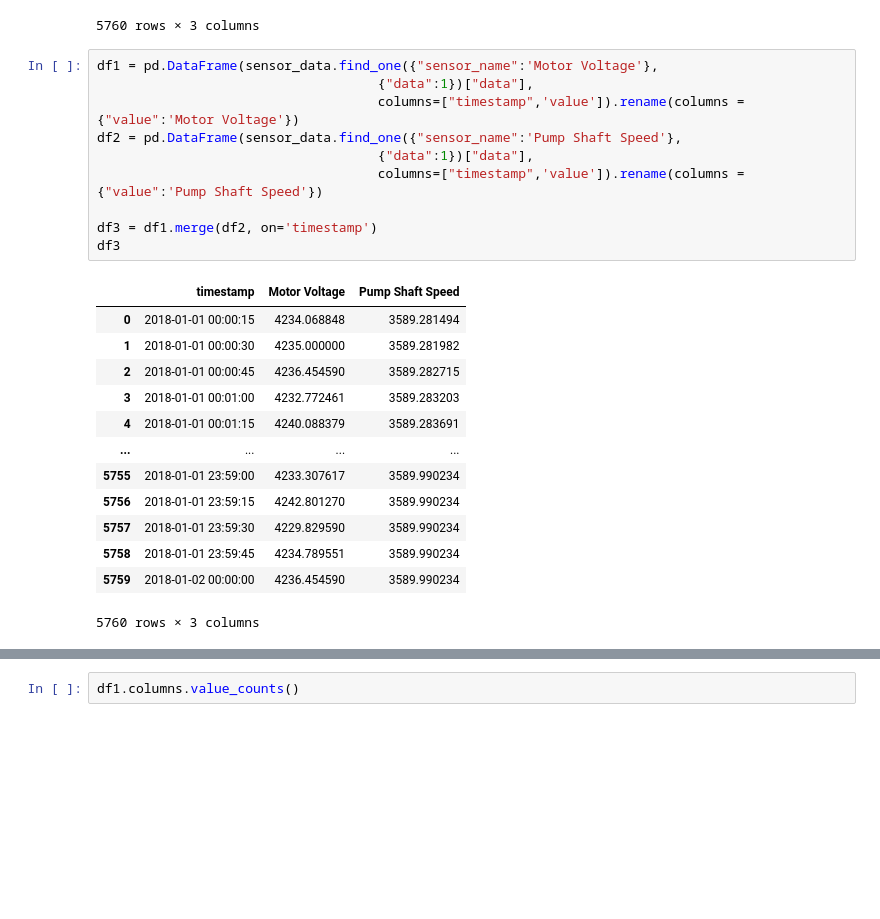
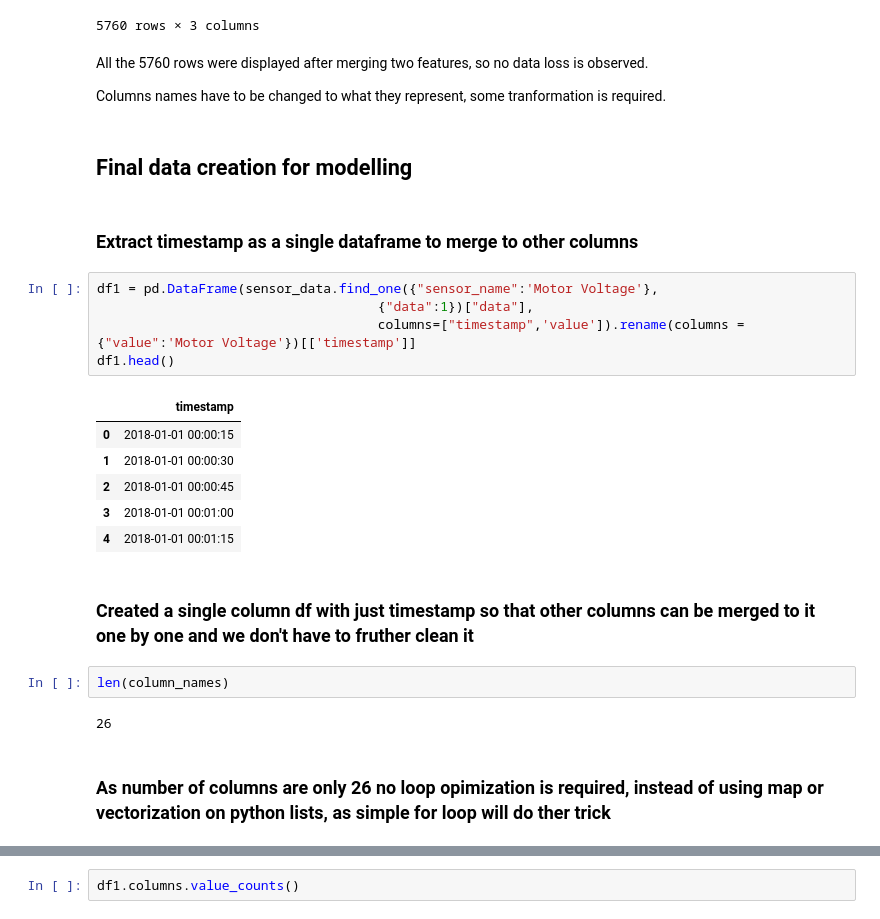
Before and after one commit to sonalS2210/mechademy-hiring-challenge, a Jupyter notebook: data_extraction.ipynb, the cells around one changed output, grey strips where cells are left out. Cells and saved outputs as stored; diff of their text form; blank space fills up the shorter version.

Commit message:
Add merging of different sensor data

```diff
--- a/data_extraction.ipynb
+++ b/data_extraction.ipynb
@@ -91,30 +70,34 @@ pd.DataFrame(sensor_data.find_one({"sensor_name":'Motor Voltage'},
 | 5758 | 2018-01-01 23:59:45 | 4234.789551 | 3589.990234 |
 | 5759 | 2018-01-02 00:00:00 | 4236.454590 | 3589.990234 |
 5760 rows × 3 columns
+# %% [markdown]
+All the 5760 rows were displayed after merging two features, so no data loss is observed.
+
+Columns names have to be changed to what they represent, some tranformation is required.
+# %% [markdown]
+## Final data creation for modelling
+# %% [markdown]
+### Extract timestamp as a single dataframe to merge to other columns
 # %%
 df1 = pd.DataFrame(sensor_data.find_one({"sensor_name":'Motor Voltage'},
                                     {"data":1})["data"],
-                                    columns=["timestamp",'value']).rename(columns ={"value":'Motor Voltage'})
-df2 = pd.DataFrame(sensor_data.find_one({"sensor_name":'Pump Shaft Speed'},
-                                    {"data":1})["data"],
-                                    columns=["timestamp",'value']).rename(columns ={"value":'Pump Shaft Speed'})
-
-df3 = df1.merge(df2, on='timestamp')
-df3
+                                    columns=["timestamp",'value']).rename(columns ={"value":'Motor Voltage'})[['timestamp']]
+df1.head()
 # %% [output]
-|  | timestamp | Motor Voltage | Pump Shaft Speed |
-| 0 | 2018-01-01 00:00:15 | 4234.068848 | 3589.281494 |
-| 1 | 2018-01-01 00:00:30 | 4235.000000 | 3589.281982 |
-| 2 | 2018-01-01 00:00:45 | 4236.454590 | 3589.282715 |
-| 3 | 2018-01-01 00:01:00 | 4232.772461 | 3589.283203 |
-| 4 | 2018-01-01 00:01:15 | 4240.088379 | 3589.283691 |
-| ... | ... | ... | ... |
-| 5755 | 2018-01-01 23:59:00 | 4233.307617 | 3589.990234 |
-| 5756 | 2018-01-01 23:59:15 | 4242.801270 | 3589.990234 |
-| 5757 | 2018-01-01 23:59:30 | 4229.829590 | 3589.990234 |
-| 5758 | 2018-01-01 23:59:45 | 4234.789551 | 3589.990234 |
-| 5759 | 2018-01-02 00:00:00 | 4236.454590 | 3589.990234 |
+|  | timestamp |
+| 0 | 2018-01-01 00:00:15 |
+| 1 | 2018-01-01 00:00:30 |
+| 2 | 2018-01-01 00:00:45 |
+| 3 | 2018-01-01 00:01:00 |
+| 4 | 2018-01-01 00:01:15 |
-5760 rows × 3 columns
+# %% [markdown]
+### Created a single column df with just timestamp so that other columns can be merged to it one by one and we don't have to fruther clean it
+# %%
+len(column_names)
+# %% [output]
+26
+# %% [markdown]
+### As number of columns are only 26 no loop opimization is required, instead of using map or vectorization on python lists, as simple for loop will do ther trick
 # %%
 for col in column_names:
     df2 = pd.DataFrame(sensor_data.find_one({"sensor_name":col},
```
Also changed, not shown: parts of 8 cells of this notebook.
